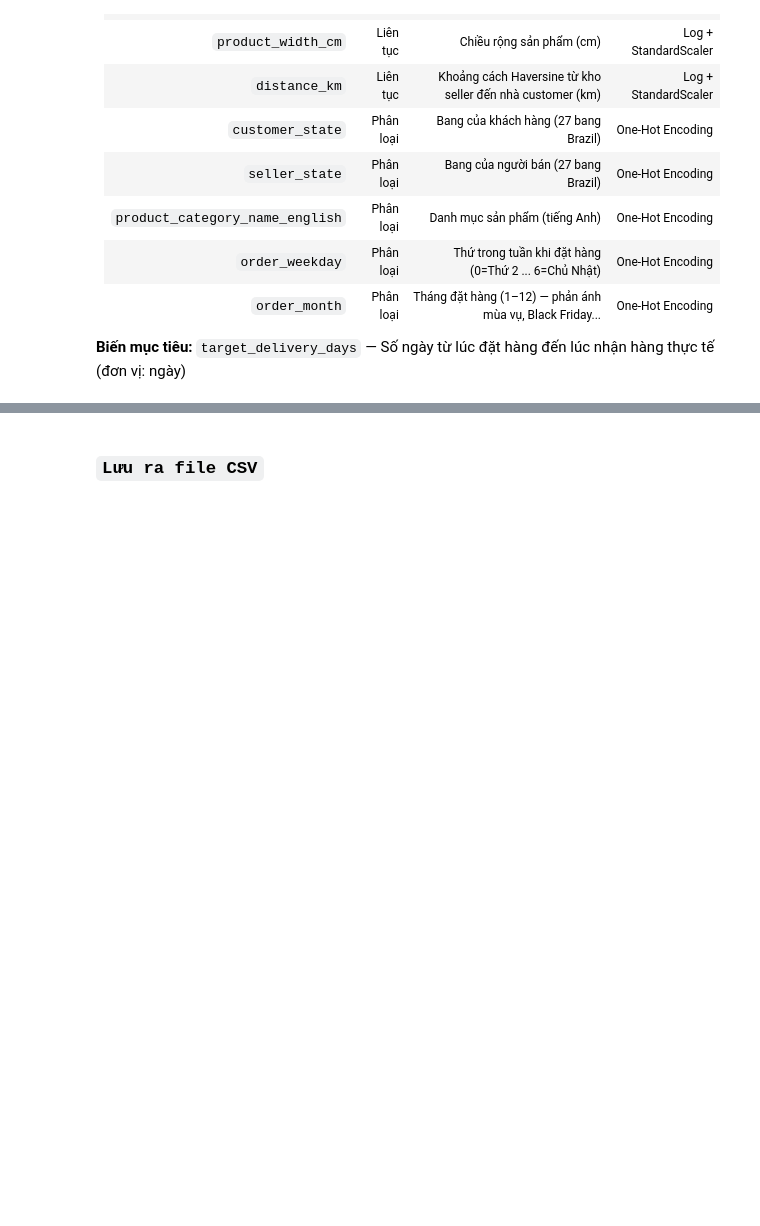
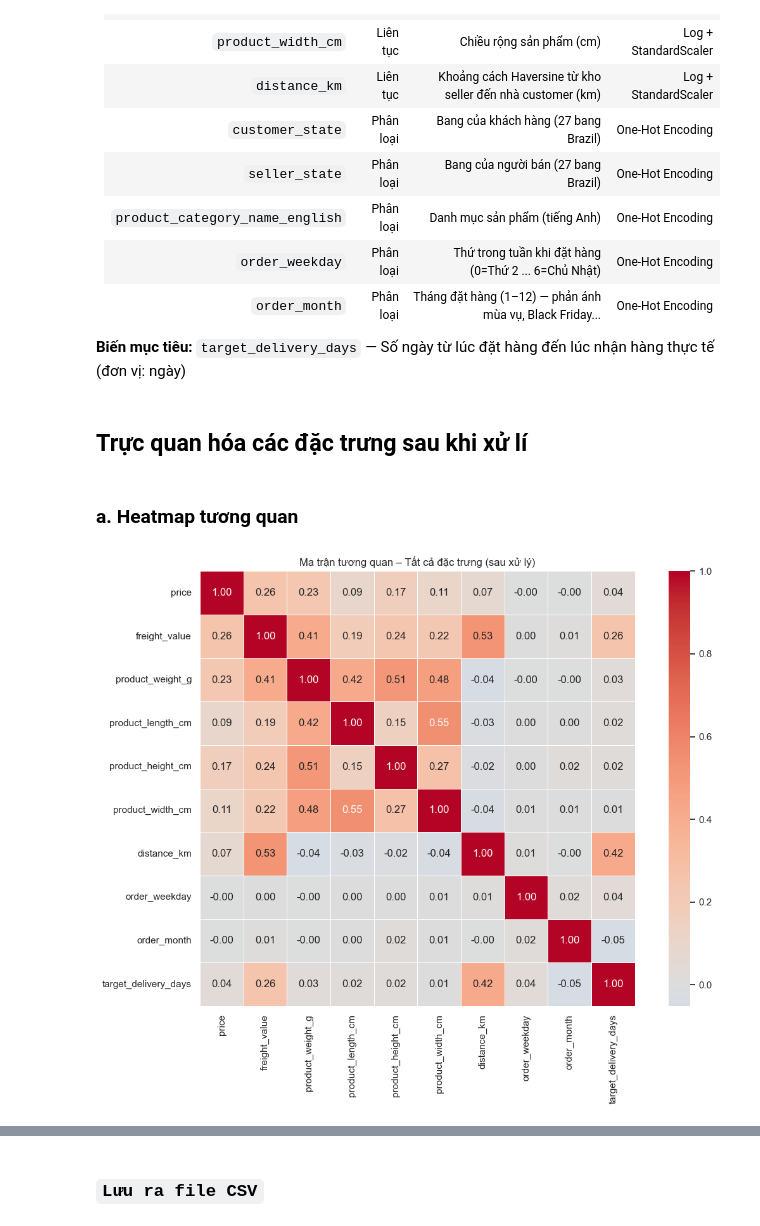
Before and after one commit to conluoi123/Machine-Learning---Project-1-, a Jupyter notebook: code/Part1_Regression/notebook.ipynb, the cells around one changed output, grey strips where cells are left out. Drawn from its saved outputs; the diff is of its cells as text; code cells hidden in the pictures; blank space fills up the shorter version.

```diff
--- a/code/Part1_Regression/notebook.ipynb
+++ b/code/Part1_Regression/notebook.ipynb
@@ -982,3 +984,39 @@ Test  :  18985 mẫu (20%)
 | `order_month` | Phân loại | Tháng đặt hàng (1–12) — phản ánh mùa vụ, Black Friday... | One-Hot Encoding |
 
 **Biến mục tiêu:** `target_delivery_days` — Số ngày từ lúc đặt hàng đến lúc nhận hàng thực tế (đơn vị: ngày)
+# %% [markdown]
+## **Trực quan hóa các đặc trưng sau khi xử lí**
+# %% [markdown]
+### a. Heatmap tương quan
+# %%
+numeric_cols = [
+    'price', 'freight_value', 'product_weight_g',
+    'product_length_cm', 'product_height_cm', 'product_width_cm',
+    'distance_km', 'order_weekday', 'order_month', 'target_delivery_days'
+]
+
+# --- FIX: convert order_weekday sang số nếu đang là string ---
+day_map = {
+    'Monday': 0, 'Tuesday': 1, 'Wednesday': 2,
+    'Thursday': 3, 'Friday': 4, 'Saturday': 5, 'Sunday': 6
+}
+
+df_corr = df_ml[numeric_cols].copy()
+
+if df_corr['order_weekday'].dtype == object:
+    df_corr['order_weekday'] = df_corr['order_weekday'].map(day_map)
+
+# --- Tính ma trận tương quan ---
+corr_matrix = df_corr.corr()
+
+plt.figure(figsize=(12, 9))
+sns.heatmap(
+    corr_matrix, annot=True, fmt='.2f',
+    cmap='coolwarm', center=0,
+    square=True, linewidths=0.5
+)
+plt.title('Ma trận tương quan – Tất cả đặc trưng (sau xử lý)')
+plt.tight_layout()
+plt.show()
+# %% [output]
+[figure, added]
```
Also changed, not shown: parts of 16 cells of this notebook, 5 other files.
